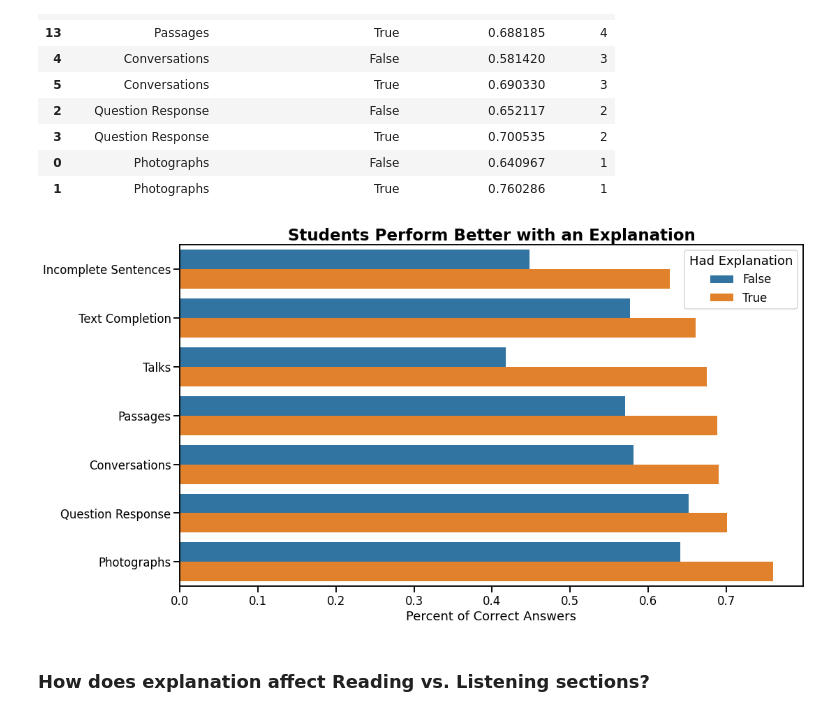
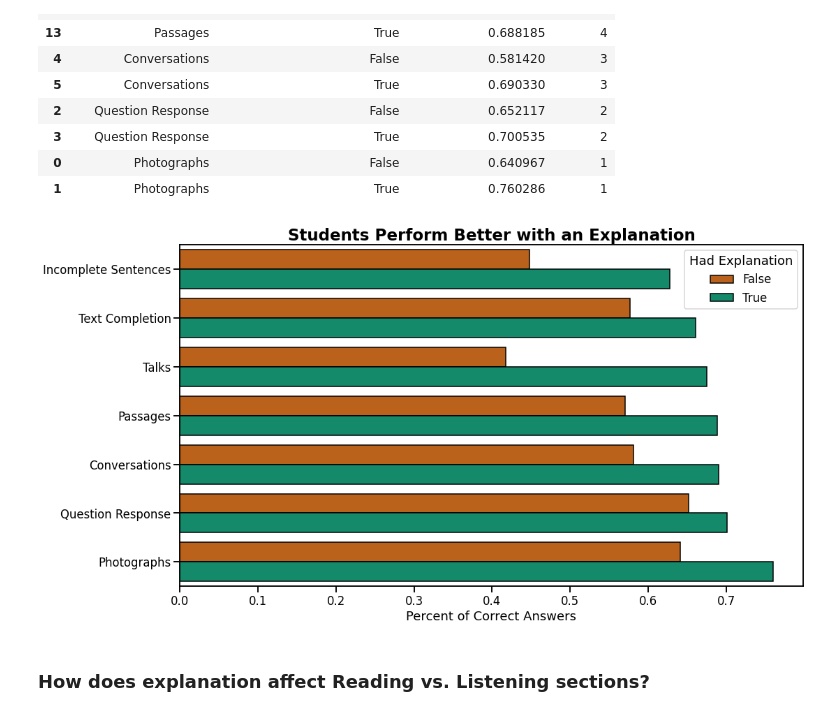
Before and after one commit to Riiid-Team/AI-Learning, a Jupyter notebook: MVP-Shi.ipynb, the cells around one changed output. Cells and saved outputs as stored; diff of their text form; code cells hidden in the pictures.

```diff
--- a/MVP-Shi.ipynb
+++ b/MVP-Shi.ipynb
@@ -1611,14 +1611,15 @@ part_explanation_acc
 # %%
 sns.set_context('talk')
 
 plt.figure(figsize=(16, 9))
-sns.barplot(data=part_explanation_acc, x='answered_correctly', y='part', hue="question_had_explanation")
+sns.barplot(data=part_explanation_acc, x='answered_correctly', y='part', hue="question_had_explanation",
+            palette=['#d55e00', '#009e73'], ec='black')
 plt.xlabel("Percent of Correct Answers")
 plt.legend(bbox_to_anchor=(1, 1), title ='Had Explanation')
 plt.title("Students Perform Better with an Explanation",fontweight='bold', fontsize=23)
 plt.ylabel("")
 plt.show()
 # %% [output]
-[figure, old version]
+[figure, new version]
 # %% [markdown]
 ### How does explanation affect Reading vs. Listening sections?
```
Also changed, not shown: parts of 10 cells of this notebook.
